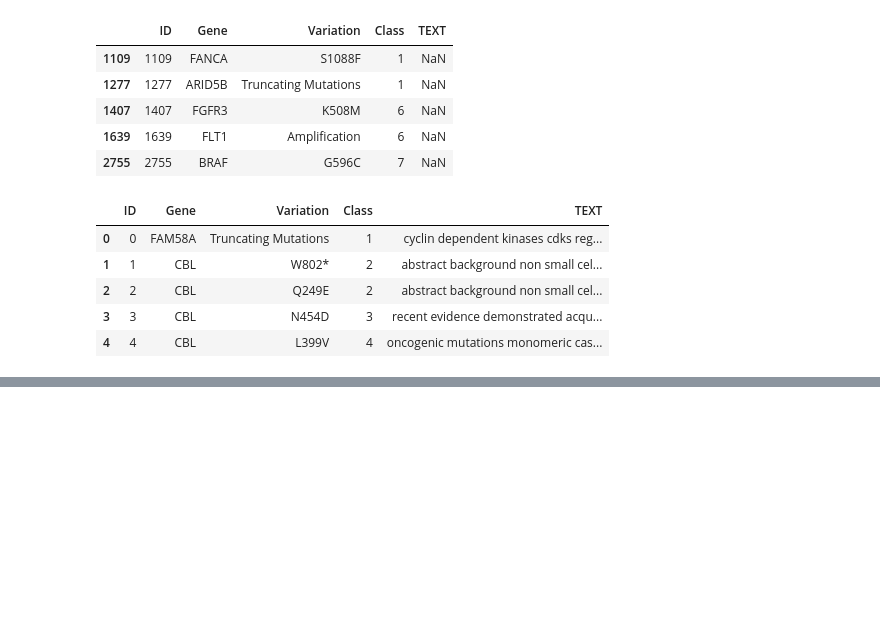
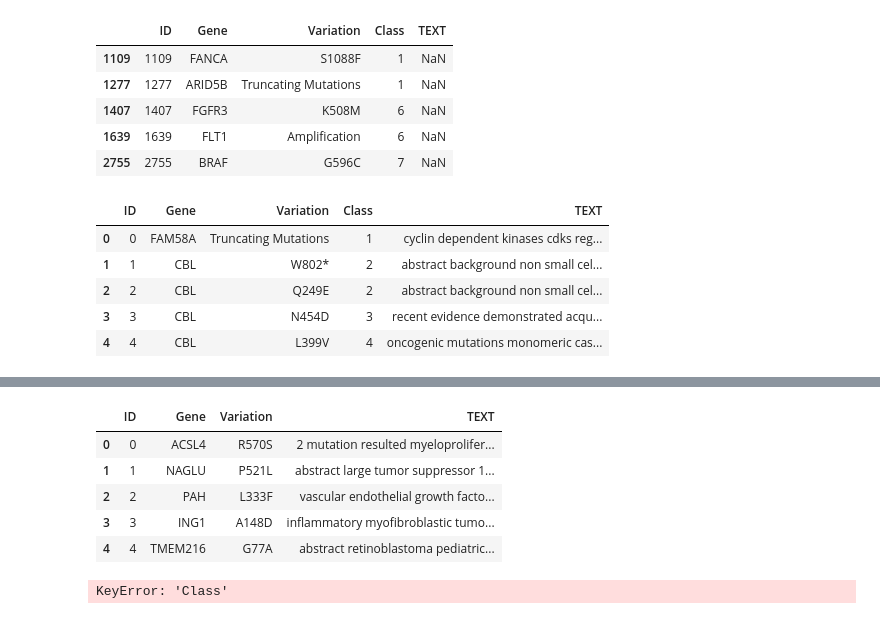
Before and after one commit to AlanJudi/genetic_mutation_classifier, a Jupyter notebook: process.ipynb, the cells around one changed output, grey strips where cells are left out. Saved outputs shown, nothing was run; the diff lists cells and outputs as text; code cells hidden in the pictures; blank space fills up the shorter version.

```diff
--- a/process.ipynb
+++ b/process.ipynb
@@ -423,0 +519,6 @@ WARNING:tensorflow:Gradients do not exist for variables ['tfxl_net_model_4/trans
+# %%
+data = pd.read_csv('./test_variants')
+print('Number of data points:', data.shape[0])
+print('Number of features:', data.shape[1])
+print('Features:', data.columns.values)
+data.head()
@@ -423,0 +535,6 @@ WARNING:tensorflow:Gradients do not exist for variables ['tfxl_net_model_4/trans
+# %%
+data_text =pd.read_csv("./test_text",sep="\|\|",engine="python",names=["ID","TEXT"],skiprows=1)
+print('Number of data points : ', data_text.shape[0])
+print('Number of features : ', data_text.shape[1])
+print('Features : ', data_text.columns.values)
+data_text.head()
@@ -423,0 +566,19 @@ WARNING:tensorflow:Gradients do not exist for variables ['tfxl_net_model_4/trans
+# %%
+# Merging both gene_variations and text data based on ID
+result = pd.merge(data, data_text, on='ID', how='left')
+result.head(5)
+# %% [output]
+|  | ID | Gene | Variation | TEXT |
+| 0 | 0 | ACSL4 | R570S | 2 mutation resulted myeloprolifer... |
+| 1 | 1 | NAGLU | P521L | abstract large tumor suppressor 1... |
+| 2 | 2 | PAH | L333F | vascular endothelial growth facto... |
+| 3 | 3 | ING1 | A148D | inflammatory myofibroblastic tumo... |
+| 4 | 4 | TMEM216 | G77A | abstract retinoblastoma pediatric... |
+# %%
+
+#X_TEST_SENTENCES = [sentence + " [SEP] [CLS]" for sentence in X_TEST_SENTENCES]
+print(result.Variation.values[0], result['Class'].values)
+print(result.Gene.values[0])
+print(result.TEXT.values[0])
+# %% [output]
+KeyError: 'Class'
```
Also changed, not shown: parts of 25 cells of this notebook.
